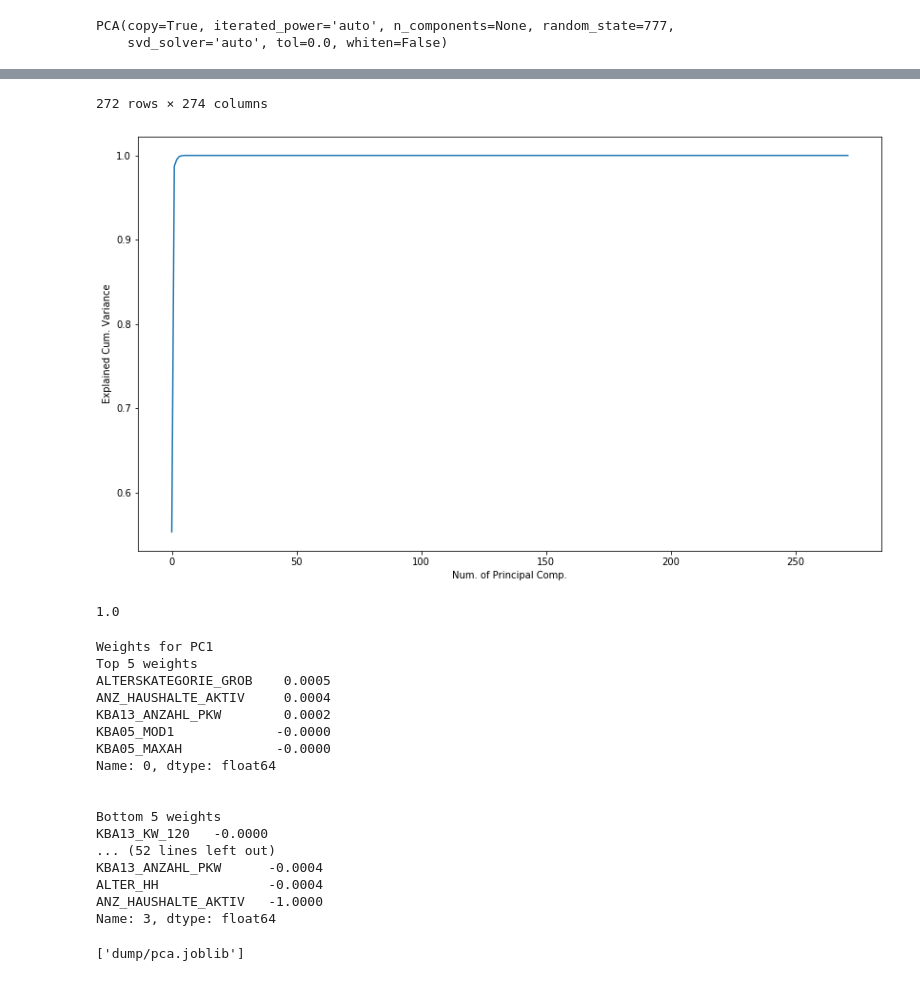
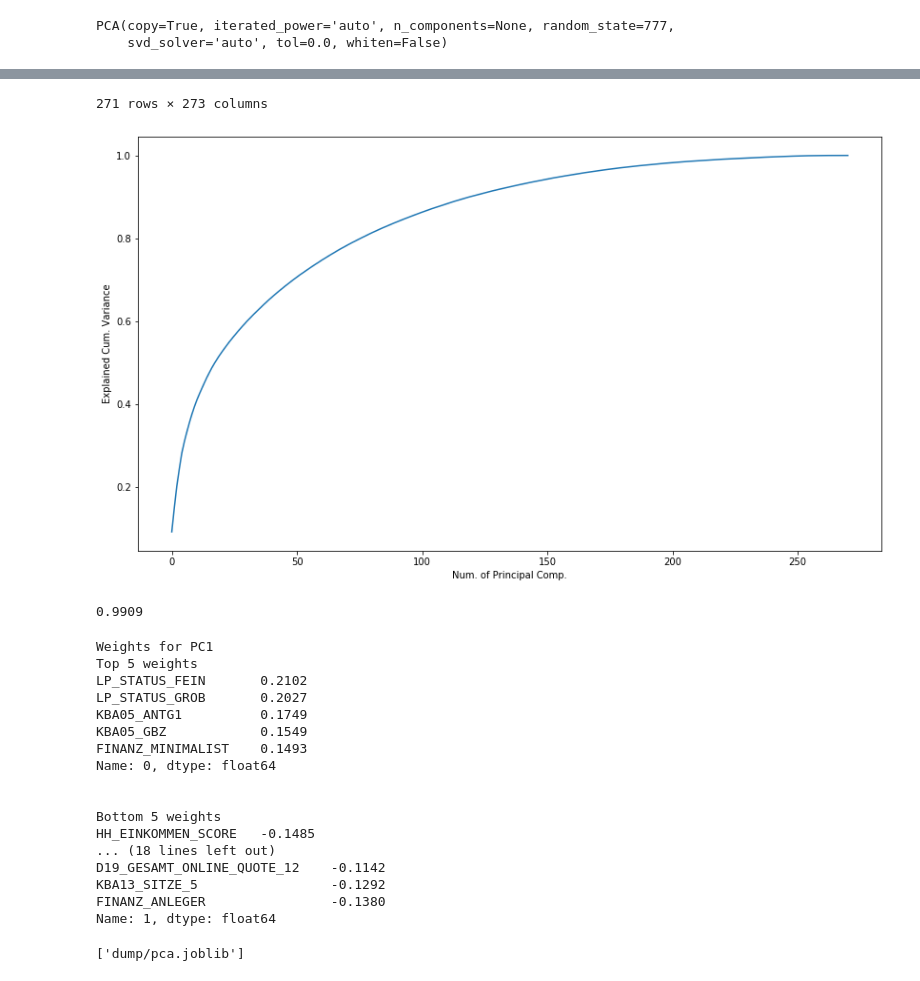
Before and after one commit to ashleyadrias/udacity-machine-learning-engineer-capstone-ArvatoBertelsmann-CustomerSegmentation, a Jupyter notebook: 2.Clustering.ipynb, the cells around one changed output, grey strips where cells are left out. Cells and saved outputs as stored; diff of their text form; code cells hidden in the pictures.

```diff
--- a/2.Clustering.ipynb
+++ b/2.Clustering.ipynb
@@ -101,24 +87,3 @@ for cat in cat_col:
-# %%
-clean_feat = pd.read_csv('./data/clean_features.csv')
-
-#FILLNA NUMERICAL FEATS
-num_cols = [feat for feat in model_feat if feat not in cat_col]
-
-for cat in tqdm(num_cols):
-    #print(cat)
-    temp_list = []
-    temp_df = clean_feat[clean_feat['Attribute'] == cat]
-
-    for val in azdias[cat]:
-        try:
-            val = int(val)
-            if val in temp_df['Value']:
-                temp_list.append(val)
-            else:
-                temp_list.append(99)
-        except:
-            temp_list.append(99)
-    azdias[cat] = temp_list
 # %%
 azdias.head()
 # %% [output]
@@ -132,9 +97,9 @@ azdias.head()
 # %%
 #SCALE DATAFRAME
 from sklearn.preprocessing import MinMaxScaler
+
 scaler = MinMaxScaler()
-azdias = scaler.fit_transform(azdias)
+azdias_scaled = scaler.fit_transform(azdias)
 # %%
-azdias = pd.DataFrame(azdias,
-              columns=model_feat)
+azdias_scaled_df = pd.DataFrame(azdias_scaled, columns=azdias.columns)
 # %%
@@ -165,11 +115,11 @@ azdias.to_csv('./data/clean_azdias_subset.csv',index=False)
 # %%
 pca = PCA(random_state=777)
-pca.fit(azdias)
+pca.fit(azdias_scaled_df)
 # %% [output]
 PCA(copy=True, iterated_power='auto', n_components=None, random_state=777,
     svd_solver='auto', tol=0.0, whiten=False)
 # %%
-results = pca_results(azdias, pca)
+results = pca_results(azdias_scaled_df, pca)
 results
 # %% [output]
 |  | Explained Cumulative Variance | Explained Variance Ratio | AGER_TYP | ALTER_HH | ANZ_HAUSHALTE_AKTIV | ANZ_HH_TITEL | ... |
@@ -192,10 +142,10 @@ results
-272 rows × 274 columns
+271 rows × 273 columns
-[figure, old version]
+[figure, new version]
 # %%
-n_components = 5
+n_components = 220
 explained_variance = results.iloc[n_components, 0]
 explained_variance
 # %% [output]
-1.0
+0.9909
 # %%
 pca = PCA(n_components=n_components, random_state=777)
@@ -203,24 +153,24 @@ azdias_pca = pca.fit_transform(azdias)
 # %%
-for index in range(1,5):
-    print_pcs(azdias, pca, comp=index)
+for index in range(1,3):
+    print_pcs(azdias_scaled_df, pca, comp=index)
 # %% [output]
 Weights for PC1
 Top 5 weights
-ALTERSKATEGORIE_GROB    0.0005
-ANZ_HAUSHALTE_AKTIV     0.0004
-KBA13_ANZAHL_PKW        0.0002
-KBA05_MOD1             -0.0000
-KBA05_MAXAH            -0.0000
+LP_STATUS_FEIN       0.2102
+LP_STATUS_GROB       0.2027
+KBA05_ANTG1          0.1749
+KBA05_GBZ            0.1549
+FINANZ_MINIMALIST    0.1493
 Name: 0, dtype: float64
 
 
 Bottom 5 weights
-KBA13_KW_120   -0.0000
-... (52 lines left out)
-KBA13_ANZAHL_PKW      -0.0004
-ALTER_HH              -0.0004
-ANZ_HAUSHALTE_AKTIV   -1.0000
-Name: 3, dtype: float64
+HH_EINKOMMEN_SCORE   -0.1485
+... (18 lines left out)
+D19_GESAMT_ONLINE_QUOTE_12    -0.1142
+KBA13_SITZE_5                 -0.1292
+FINANZ_ANLEGER                -0.1380
+Name: 1, dtype: float64
 # %%
 dump(pca, 'dump/pca.joblib')
 # %% [output]
```
Also changed, not shown: parts of 46 cells of this notebook, 2 other files.
